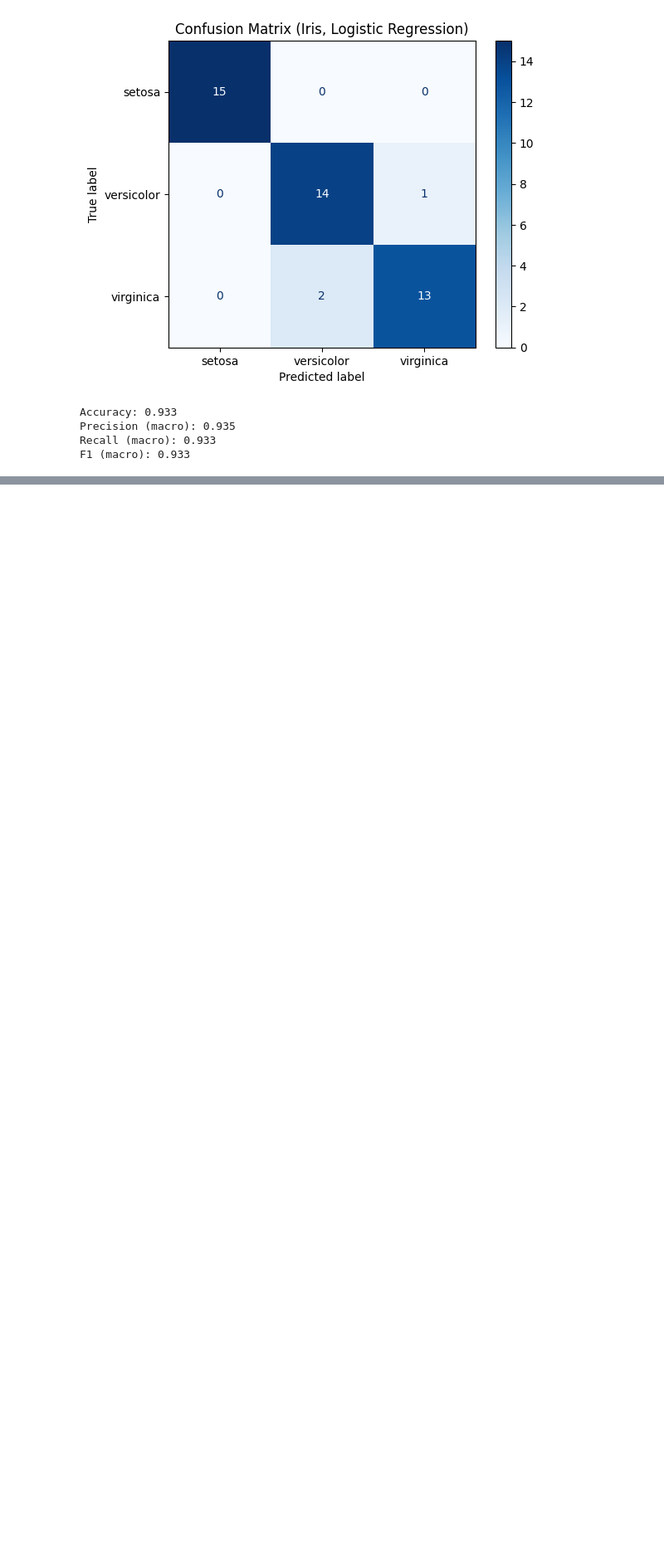
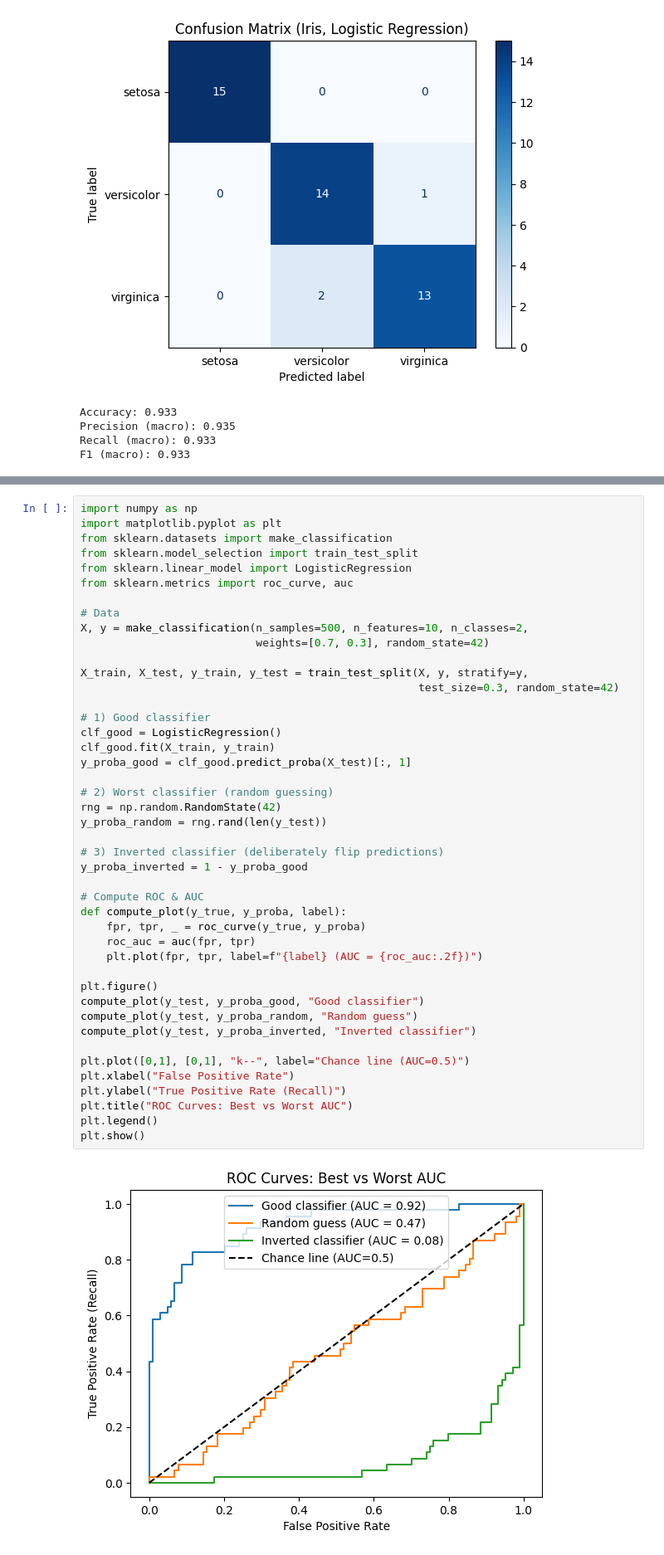
Before and after one commit to cbalkig/ML_QA_and_Practices, a Jupyter notebook: 2_ml_fundamentals.ipynb, the cells around one changed output, grey strips where cells are left out. Shown at 83% size. Cells and saved outputs as stored; diff of their text form; blank space fills up the shorter version.

```diff
--- a/2_ml_fundamentals.ipynb
+++ b/2_ml_fundamentals.ipynb
@@ -879,0 +935,46 @@ F1 (macro): 0.933
+# %%
+import numpy as np
+import matplotlib.pyplot as plt
+from sklearn.datasets import make_classification
+from sklearn.model_selection import train_test_split
+from sklearn.linear_model import LogisticRegression
+from sklearn.metrics import roc_curve, auc
+
+# Data
+X, y = make_classification(n_samples=500, n_features=10, n_classes=2,
+                           weights=[0.7, 0.3], random_state=42)
+
+X_train, X_test, y_train, y_test = train_test_split(X, y, stratify=y,
+                                                    test_size=0.3, random_state=42)
+
+# 1) Good classifier
+clf_good = LogisticRegression()
+clf_good.fit(X_train, y_train)
+y_proba_good = clf_good.predict_proba(X_test)[:, 1]
+
+# 2) Worst classifier (random guessing)
+rng = np.random.RandomState(42)
+y_proba_random = rng.rand(len(y_test))
+
+# 3) Inverted classifier (deliberately flip predictions)
+y_proba_inverted = 1 - y_proba_good
+
+# Compute ROC & AUC
+def compute_plot(y_true, y_proba, label):
+    fpr, tpr, _ = roc_curve(y_true, y_proba)
+    roc_auc = auc(fpr, tpr)
+    plt.plot(fpr, tpr, label=f"{label} (AUC = {roc_auc:.2f})")
+
+plt.figure()
+compute_plot(y_test, y_proba_good, "Good classifier")
+compute_plot(y_test, y_proba_random, "Random guess")
+compute_plot(y_test, y_proba_inverted, "Inverted classifier")
+
+plt.plot([0,1], [0,1], "k--", label="Chance line (AUC=0.5)")
+plt.xlabel("False Positive Rate")
+plt.ylabel("True Positive Rate (Recall)")
+plt.title("ROC Curves: Best vs Worst AUC")
+plt.legend()
+plt.show()
+# %% [output]
+[figure, added]
```
Also changed, not shown: parts of 2 cells of this notebook.
